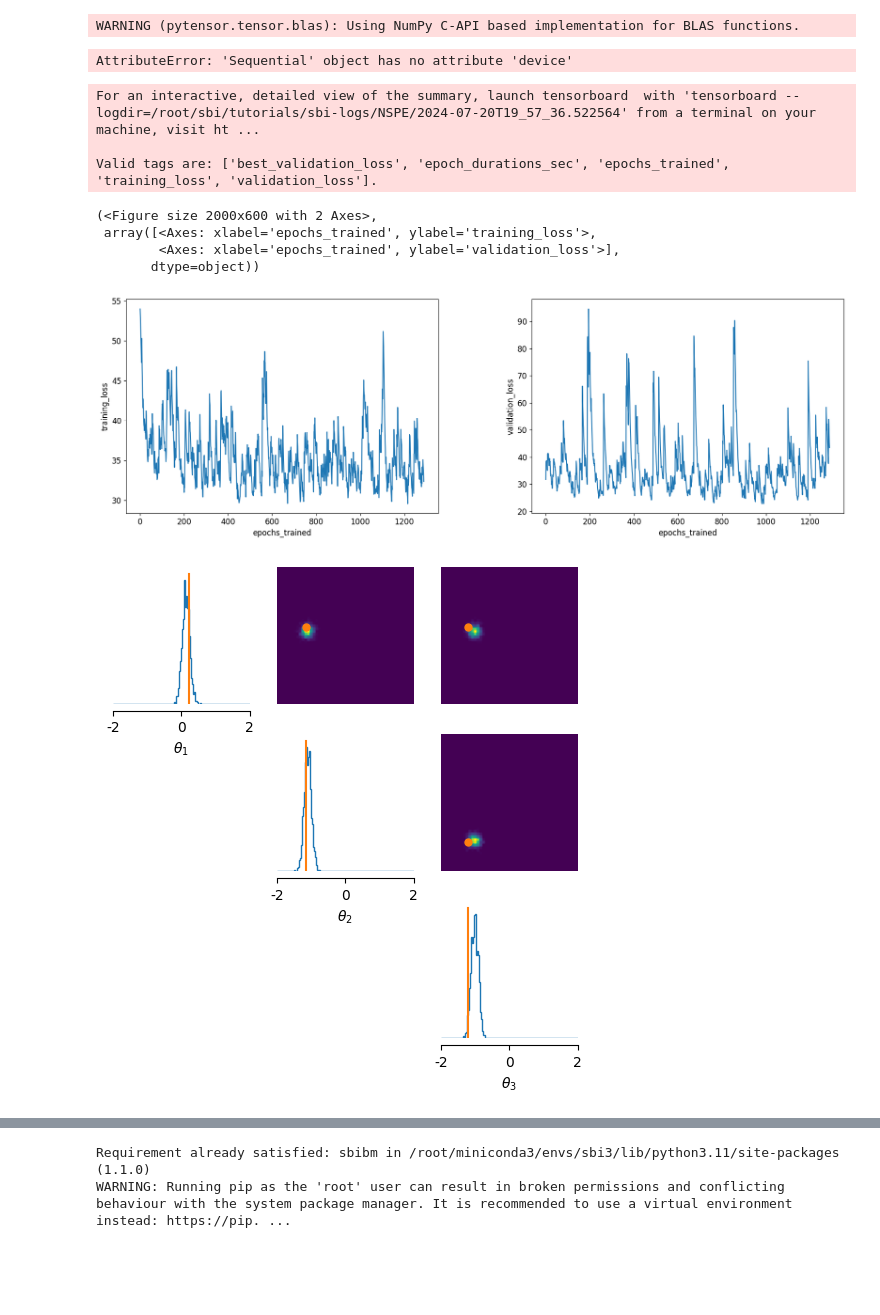
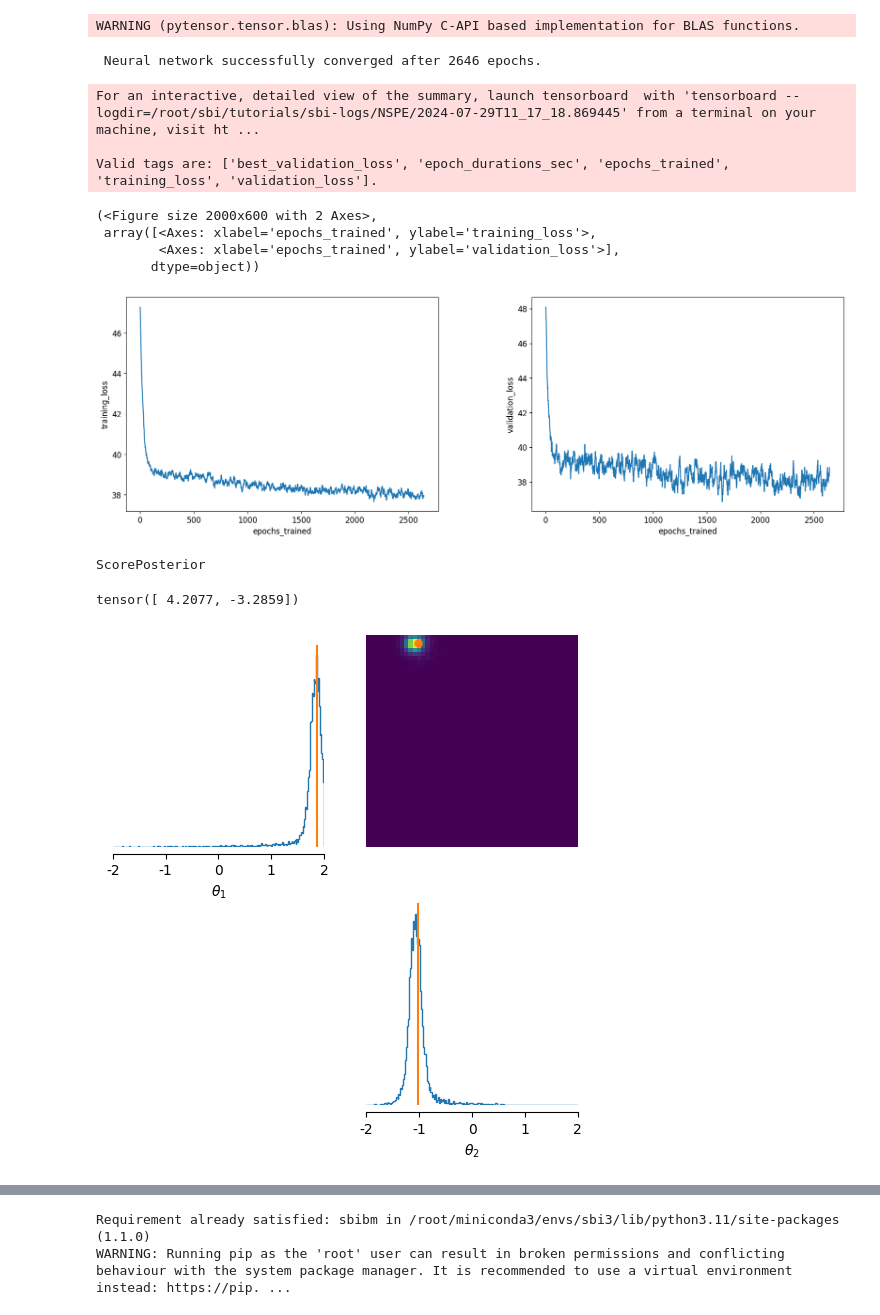
Before and after one commit to ms6730/sbi_code, a Jupyter notebook: tutorials/20_nspe.ipynb, the cells around one changed output, grey strips where cells are left out. Saved outputs shown, nothing was run; the diff lists cells and outputs as text; code cells hidden in the pictures; blank space fills up the shorter version.

```diff
--- a/tutorials/20_nspe.ipynb
+++ b/tutorials/20_nspe.ipynb
@@ -15,7 +15,7 @@ from sbi.utils.user_input_checks import (
 # %% [output]
 WARNING (pytensor.tensor.blas): Using NumPy C-API based implementation for BLAS functions.
 # %%
-num_dim = 3
+num_dim = 2
 prior = utils.BoxUniform(low=-2 * torch.ones(num_dim), high=2 * torch.ones(num_dim))
 
 def simulator(theta):
@@ -28,30 +28,30 @@ simulator = process_simulator(simulator, prior, prior_returns_numpy)
 check_sbi_inputs(simulator, prior)
 # %%
 # Create inference object. Here, NPE is used.
-inference = NSPE(prior=prior, sde_type="vp")
+inference = NSPE(prior=None, sde_type="ve")
 
 # generate simulations and pass to the inference object
 theta, x = simulate_for_sbi(simulator, proposal=prior, num_simulations=5_000)
 inference = inference.append_simulations(theta, x)
 
 # train the density estimator and build the posterior
-score_estimator = inference.train(stop_after_epochs=3, training_batch_size=100)
+score_estimator = inference.train(stop_after_epochs=1000)
 posterior = inference.build_posterior(score_estimator)
 # %% [output]
-AttributeError: 'Sequential' object has no attribute 'device'
+ Neural network successfully converged after 2646 epochs.
 # %%
 from sbi.analysis import plot_summary
 
 plot_summary(inference, tags=["training_loss", "validation_loss"])
 # %% [output]
-For an interactive, detailed view of the summary, launch tensorboard  with 'tensorboard --logdir=/root/sbi/tutorials/sbi-logs/NSPE/2024-07-20T19_57_36.522564' from a terminal on your machine, visit ht ...
+For an interactive, detailed view of the summary, launch tensorboard  with 'tensorboard --logdir=/root/sbi/tutorials/sbi-logs/NSPE/2024-07-29T11_17_18.869445' from a terminal on your machine, visit ht ...
 
 Valid tags are: ['best_validation_loss', 'epoch_durations_sec', 'epochs_trained', 'training_loss', 'validation_loss'].
 (<Figure size 2000x600 with 2 Axes>,
  array([<Axes: xlabel='epochs_trained', ylabel='training_loss'>,
         <Axes: xlabel='epochs_trained', ylabel='validation_loss'>],
        dtype=object))
-[figure, old version]
+[figure, new version]
 # %%
 posterior = inference.build_posterior(score_estimator)
 # %%
@@ -65,5 +69,14 @@ samples = posterior.sample((1000,), x=x_obs, steps=100)
+# %%
+posterior.set_default_x(x_obs)
+# %% [output]
+ScorePosterior
+# %%
+map = posterior.map(learning_rate=1e-6)
+# %% [output]
+tensor([ 4.2077, -3.2859])
 # %%
-#samples = posterior.sample((10000,), x=x_obs)
+samples = posterior.sample((10000,), x=x_obs)
+#samples = x.detach()
 _ = pairplot(samples, points=theta_true, limits=[[-2, 2], [-2, 2], [-2, 2]], figsize=(6, 6), labels=[r"$\theta_1$", r"$\theta_2$", r"$\theta_3$"])
 # %% [output]
-[figure, old version]
+[figure, new version]
```
Also changed, not shown: parts of 15 cells of this notebook, 7 other files.
